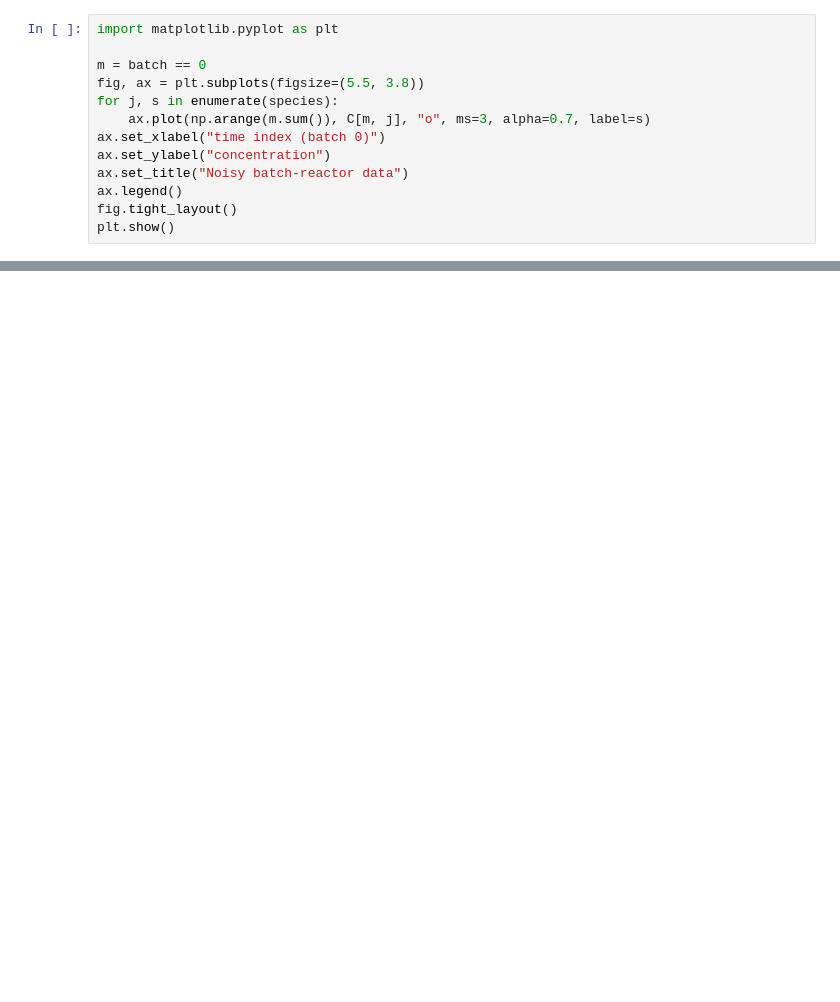
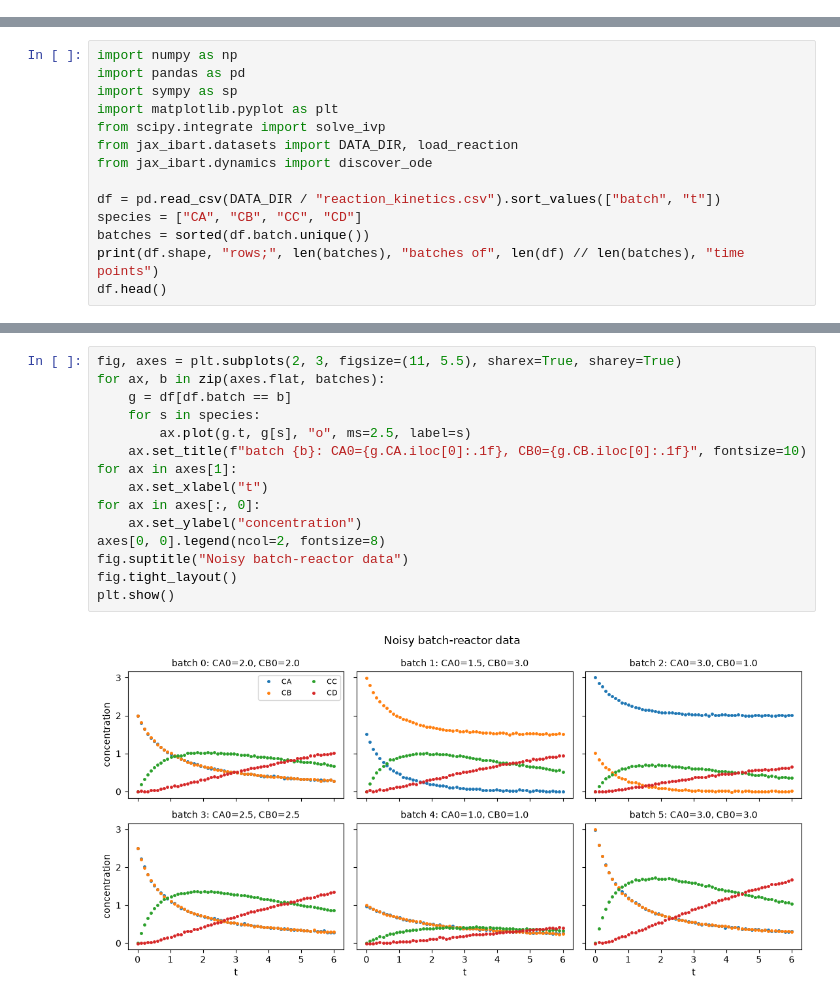
Before and after one commit to jkitchin/jax-ibart, a Jupyter notebook: docs/examples/06_reaction_kinetics.ipynb, the cells around one changed output, grey strips where cells are left out. Saved outputs shown, nothing was run; the diff lists cells and outputs as text; blank space fills up the shorter version.

```diff
--- a/docs/examples/06_reaction_kinetics.ipynb
+++ b/docs/examples/06_reaction_kinetics.ipynb
@@ -29,13 +19,0 @@ The concentration trajectories for one batch (note the measurement scatter):
-# %%
-import matplotlib.pyplot as plt
-
-m = batch == 0
-fig, ax = plt.subplots(figsize=(5.5, 3.8))
-for j, s in enumerate(species):
-    ax.plot(np.arange(m.sum()), C[m, j], "o", ms=3, alpha=0.7, label=s)
-ax.set_xlabel("time index (batch 0)")
-ax.set_ylabel("concentration")
-ax.set_title("Noisy batch-reactor data")
-ax.legend()
-fig.tight_layout()
-plt.show()
@@ -45,0 +20,14 @@ fit). Derivatives were estimated per batch, so we pass them via `dXdt`.
+# %%
+import numpy as np
+import pandas as pd
+import sympy as sp
+import matplotlib.pyplot as plt
+from scipy.integrate import solve_ivp
+from jax_ibart.datasets import DATA_DIR, load_reaction
+from jax_ibart.dynamics import discover_ode
+
+df = pd.read_csv(DATA_DIR / "reaction_kinetics.csv").sort_values(["batch", "t"])
+species = ["CA", "CB", "CC", "CD"]
+batches = sorted(df.batch.unique())
+print(df.shape, "rows;", len(batches), "batches of", len(df) // len(batches), "time points")
+df.head()
@@ -45,0 +42,17 @@ fit). Derivatives were estimated per batch, so we pass them via `dXdt`.
+# %%
+fig, axes = plt.subplots(2, 3, figsize=(11, 5.5), sharex=True, sharey=True)
+for ax, b in zip(axes.flat, batches):
+    g = df[df.batch == b]
+    for s in species:
+        ax.plot(g.t, g[s], "o", ms=2.5, label=s)
+    ax.set_title(f"batch {b}: CA0={g.CA.iloc[0]:.1f}, CB0={g.CB.iloc[0]:.1f}", fontsize=10)
+for ax in axes[1]:
+    ax.set_xlabel("t")
+for ax in axes[:, 0]:
+    ax.set_ylabel("concentration")
+axes[0, 0].legend(ncol=2, fontsize=8)
+fig.suptitle("Noisy batch-reactor data")
+fig.tight_layout()
+plt.show()
+# %% [output]
+[figure, added]
```
Also changed, not shown: parts of 22 cells of this notebook, 23 other files.
